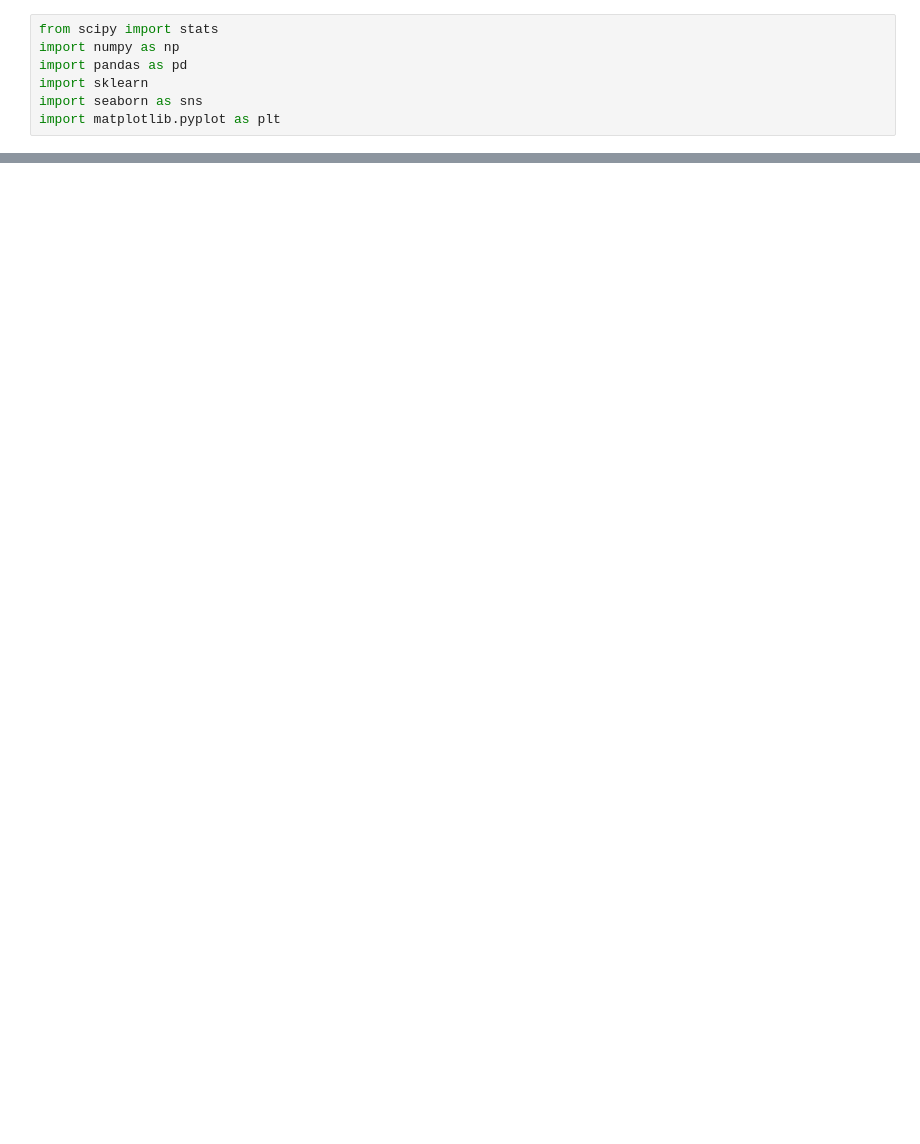
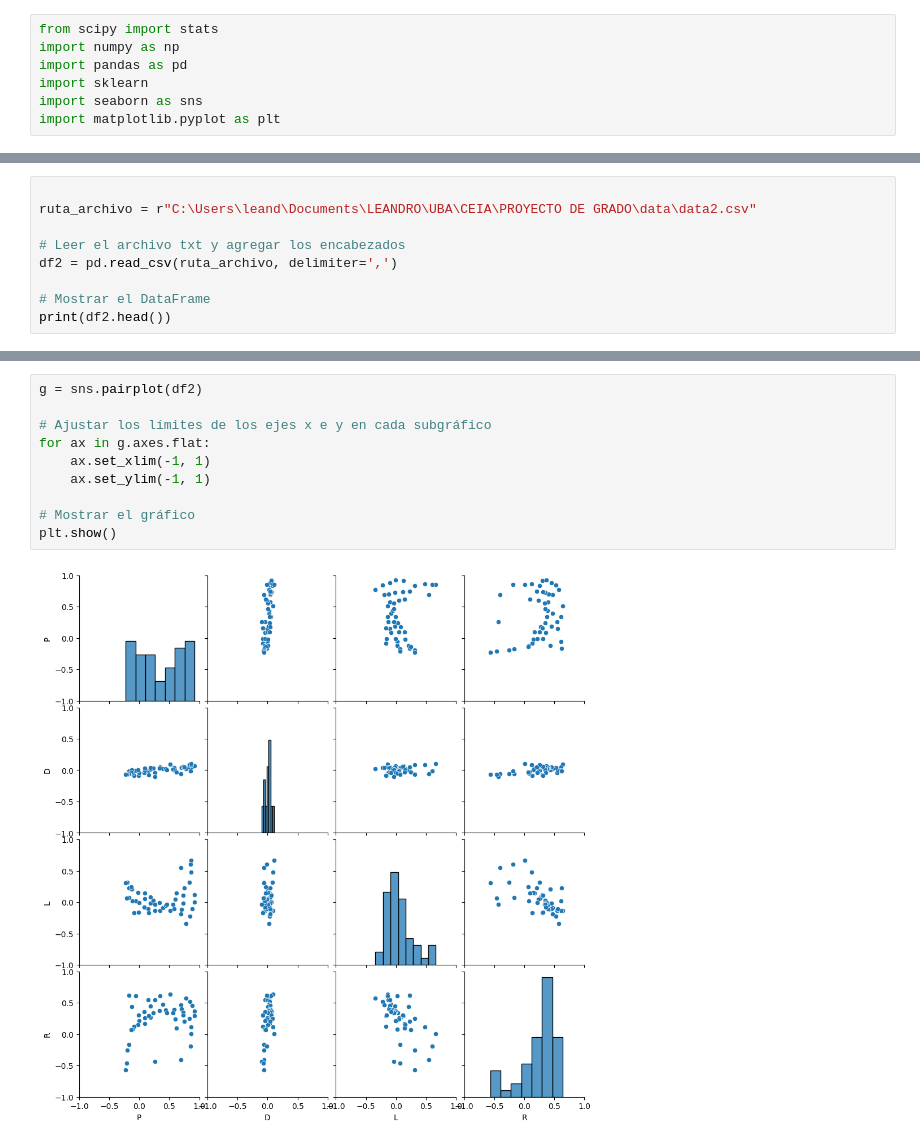
Before and after one commit to bryanqg92/NLG_GENESYS, a Jupyter notebook: EDA.ipynb, the cells around one changed output, grey strips where cells are left out. Cells and saved outputs as stored; diff of their text form; blank space fills up the shorter version.

Commit message:
Adicionando proyecto primera vez

```diff
--- a/EDA.ipynb
+++ b/EDA.ipynb
@@ -26,0 +43,9 @@ plt.show()
+# %%
+
+ruta_archivo = r"C:\Users\leand\Documents\LEANDRO\UBA\CEIA\PROYECTO DE GRADO\data\data2.csv"
+
+# Leer el archivo txt y agregar los encabezados
+df2 = pd.read_csv(ruta_archivo, delimiter=',')
+
+# Mostrar el DataFrame
+print(df2.head())
@@ -26,0 +74,12 @@ plt.show()
+# %%
+g = sns.pairplot(df2)
+
+# Ajustar los límites de los ejes x e y en cada subgráfico
+for ax in g.axes.flat:
+    ax.set_xlim(-1, 1)
+    ax.set_ylim(-1, 1)
+
+# Mostrar el gráfico
+plt.show()
+# %% [output]
+[figure, added]
```
Also changed, not shown: parts of 8 cells of this notebook, 29 other files.
